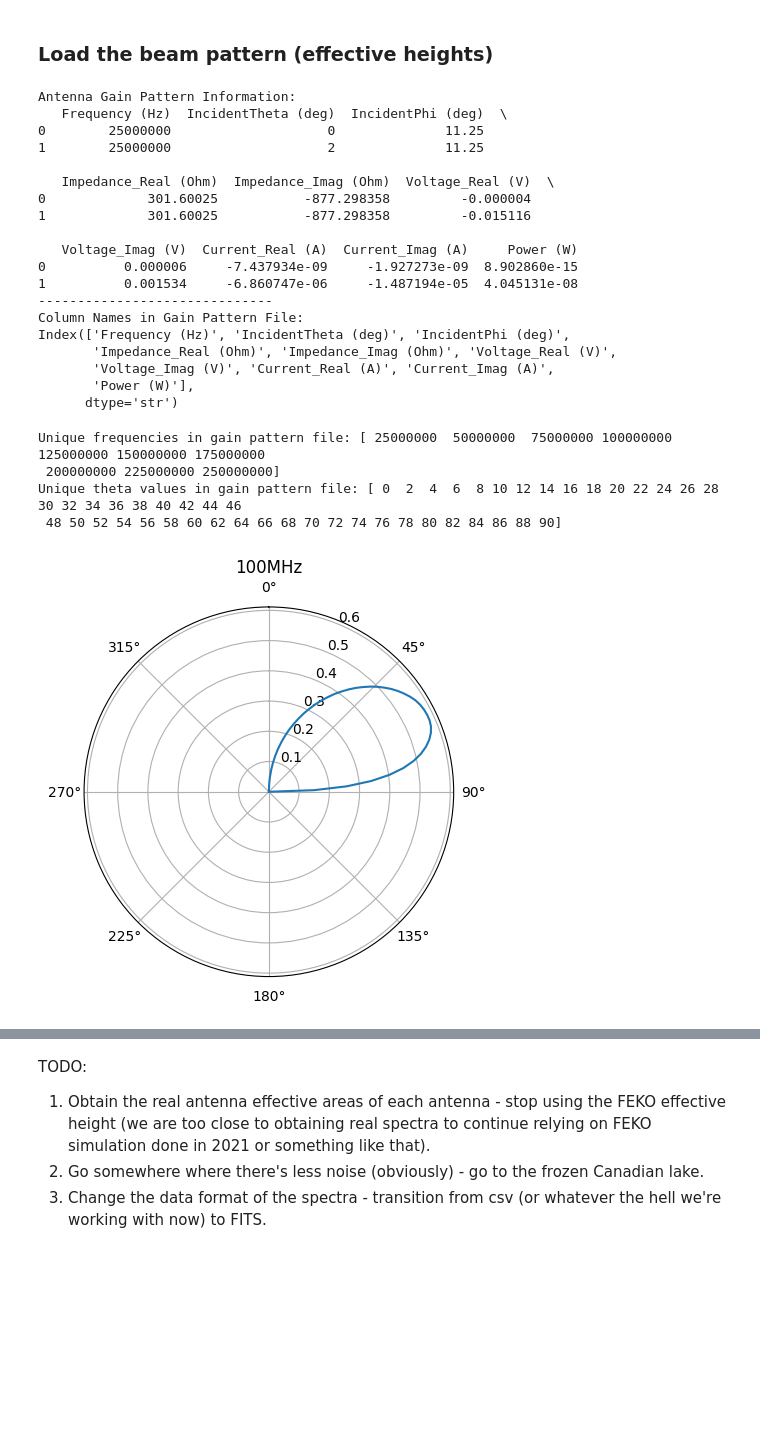
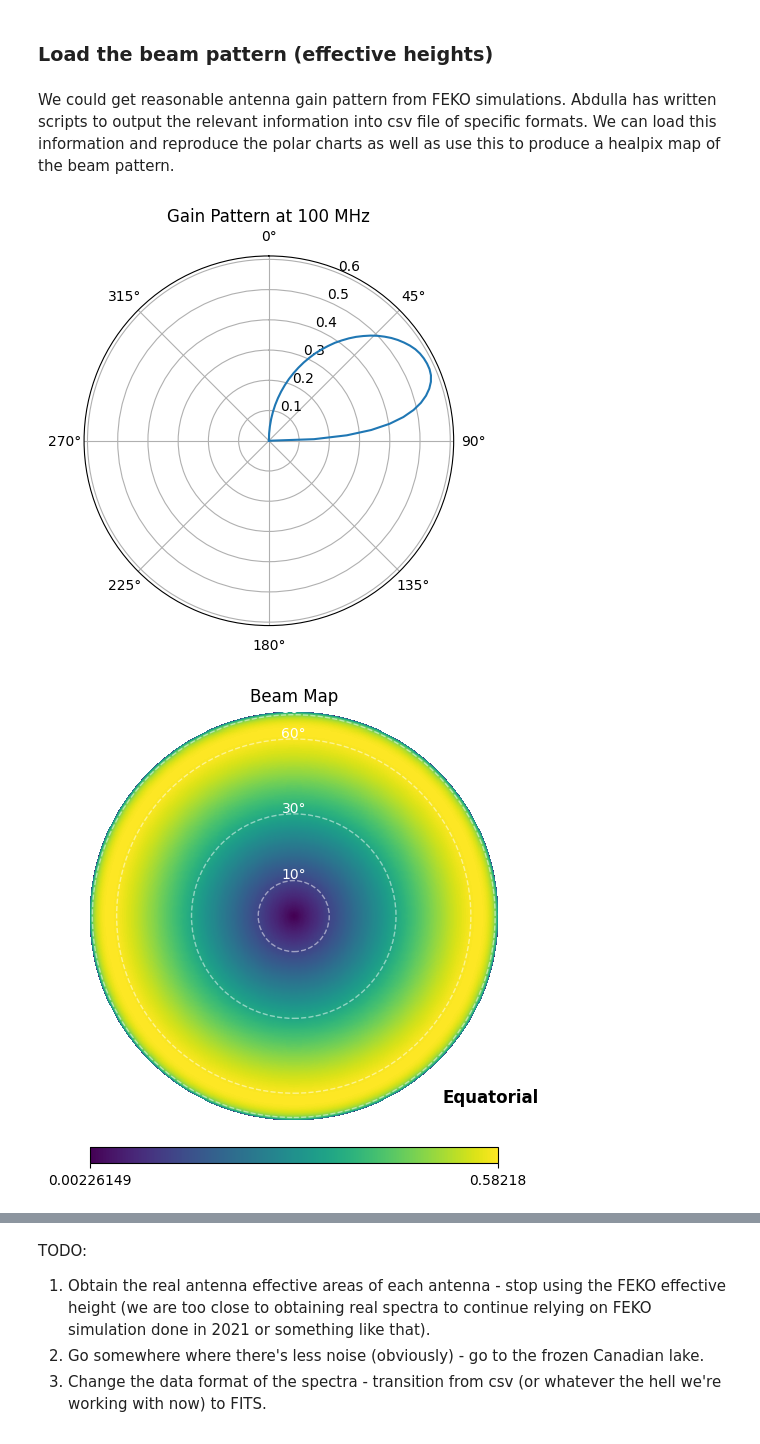
Before and after one commit to alhosani-abdulla/Highz-EXP, a Jupyter notebook: notebooks/pygsm_analysis.ipynb, the cells around one changed output, grey strips where cells are left out. Saved outputs shown, nothing was run; the diff lists cells and outputs as text; code cells hidden in the pictures; blank space fills up the shorter version.

```diff
--- a/notebooks/pygsm_analysis.ipynb
+++ b/notebooks/pygsm_analysis.ipynb
@@ -80,55 +95,26 @@ hp.mollview(hmap, title=f"Galactic Signal on {antenna_timestamps[0]}", unit="K",
 [figure]
 # %% [markdown]
 ### Load the beam pattern (effective heights)
+# %% [markdown]
+We could get reasonable antenna gain pattern from FEKO simulations. Abdulla has written scripts to output the relevant information into csv file of specific formats. We can load this information and reproduce the polar charts as well as use this to produce a healpix map of the beam pattern.
 # %%
 # look at one example antenna gain pattern file
 import pandas as pd
-from scipy.interpolate import RegularGridInterpolator
 import numpy as np
 import healpy as hp
 
+# Import the some plotting helpers.
 gain_info = pd.read_csv(antenna_gain_pattern)
 
-# Read what's included in the file
-print("Antenna Gain Pattern Information:")
-print(gain_info.head(2))
+# # Read what's included in the file
+# print("Antenna Gain Pattern Information:")
+# print(gain_info.head(2))
 
-# Print a list of column names
-print("------------------------------")
-print("Column Names in Gain Pattern File:")
-print(gain_info.columns)
+# # Print a list of column names
+# print("------------------------------")
+# print("Column Names in Gain Pattern File:")
+# print(gain_info.columns)
 
 gain_info['Voltage_Mag'] = (np.sqrt(gain_info['Voltage_Real (V)']**2 + gain_info['Voltage_Imag (V)']**2))
+
+antenna_gain = AntennaGain(gain_info)
-# %% [output]
-Antenna Gain Pattern Information:
-   Frequency (Hz)  IncidentTheta (deg)  IncidentPhi (deg)  \
-0        25000000                    0              11.25
-1        25000000                    2              11.25
-
-   Impedance_Real (Ohm)  Impedance_Imag (Ohm)  Voltage_Real (V)  \
-0             301.60025           -877.298358         -0.000004
-1             301.60025           -877.298358         -0.015116
-
-   Voltage_Imag (V)  Current_Real (A)  Current_Imag (A)     Power (W)
-0          0.000006     -7.437934e-09     -1.927273e-09  8.902860e-15
-1          0.001534     -6.860747e-06     -1.487194e-05  4.045131e-08
-------------------------------
-Column Names in Gain Pattern File:
-Index(['Frequency (Hz)', 'IncidentTheta (deg)', 'IncidentPhi (deg)',
-       'Impedance_Real (Ohm)', 'Impedance_Imag (Ohm)', 'Voltage_Real (V)',
-       'Voltage_Imag (V)', 'Current_Real (A)', 'Current_Imag (A)',
-       'Power (W)'],
-      dtype='str')
-# %%
-# Check frequency values swept by the simulation
-unique_freqs = np.unique(gain_info['Frequency (Hz)'])
-print(f"Unique frequencies in gain pattern file: {unique_freqs}")
-
-# Check theta values swept by the simulation
-unique_thetas = np.unique(gain_info['IncidentTheta (deg)'])
-print(f"Unique theta values in gain pattern file: {unique_thetas}")
-# %% [output]
-Unique frequencies in gain pattern file: [ 25000000  50000000  75000000 100000000 125000000 150000000 175000000
- 200000000 225000000 250000000]
-Unique theta values in gain pattern file: [ 0  2  4  6  8 10 12 14 16 18 20 22 24 26 28 30 32 34 36 38 40 42 44 46
- 48 50 52 54 56 58 60 62 64 66 68 70 72 74 76 78 80 82 84 86 88 90]
@@ -197,6 +121,6 @@ def generate_beam_map(frequency_mhz) -> np.ndarray:
 # %%
 # Load and plot the gain pattern for 100 MHz
-theta, gain = load_gain_pattern(100e6, gain_info)
-create_polar_plot(theta, gain, title='100MHz')
+beam_map = antenna_gain.load_and_plot(100)
 # %% [output]
-[figure, old version]
+[figure, new version]
+[figure, added]
```
Also changed, not shown: parts of 9 cells of this notebook.
